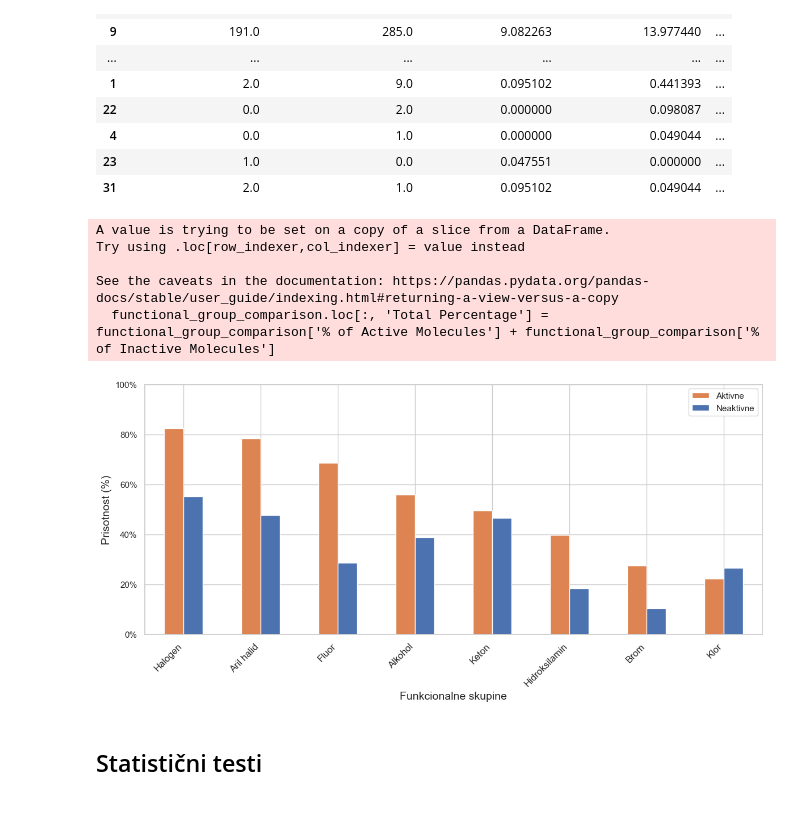
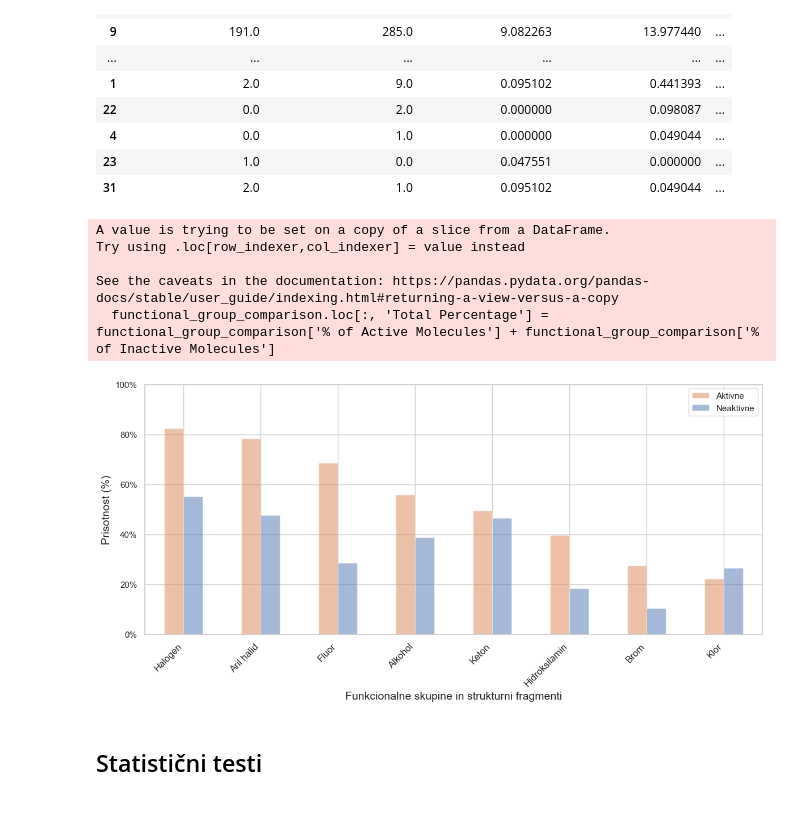
Before and after one commit to samo-n/ML-in-IDO1-drug-discovery, a Jupyter notebook: dir2/__1_3_analize_in_vizualizacije.ipynb, the cells around one changed output. Saved outputs shown, nothing was run; the diff lists cells and outputs as text; code cells hidden in the pictures.

```diff
--- a/dir2/__1_3_analize_in_vizualizacije.ipynb
+++ b/dir2/__1_3_analize_in_vizualizacije.ipynb
@@ -800,37 +800,37 @@ if not filtered_data.empty:
     # Set seaborn style
     sns.set_style("whitegrid")
 
     # Get seaborn color palette
     palette = sns.color_palette()
 
-    # Prepare the plot
+    # Prepare the plot with transparency (alpha)
     ax = filtered_data[['% of Active Molecules', '% of Inactive Molecules']] \
         .set_index(filtered_data['Functional Group']) \
-        .plot(kind='bar', figsize=(12, 6), color=[palette[1], palette[0]])
+        .plot(kind='bar', figsize=(12, 6), color=[palette[1], palette[0]], alpha=0.5)  # Set transparency with alpha
 
     # Titles and labels
     # plt.title("Pregled funkcionalnih skupin pri aktivnih in neaktivnih molekulah", fontsize=16, fontweight='bold')
-    plt.xlabel("Funkcionalne skupine", fontsize=14)
+    plt.xlabel("Funkcionalne skupine in strukturni fragmenti", fontsize=14)
     plt.ylabel("Prisotnost (%)", fontsize=14)
     ax.set_ylim(0, 100)  # Limit Y-axis from 0% to 100%
     ax.yaxis.set_major_formatter(plt.FuncFormatter(lambda y, _: f'{y:.0f}%'))  # Format Y-axis as percentages
 
     # Add legend and improve layout
     plt.legend(["Aktivne", "Neaktivne"])
     plt.xticks(rotation=45, ha="right", fontsize=12)
     plt.tight_layout()
 
     # Show plot
     plt.show()
 else:
     print("Ni funkcionalnih skupin s skupnim odstotkom nad 25% in statistično razliko 1.")
 # %% [output]
 A value is trying to be set on a copy of a slice from a DataFrame.
 Try using .loc[row_indexer,col_indexer] = value instead
 
 See the caveats in the documentation: https://pandas.pydata.org/pandas-docs/stable/user_guide/indexing.html#returning-a-view-versus-a-copy
   functional_group_comparison.loc[:, 'Total Percentage'] = functional_group_comparison['% of Active Molecules'] + functional_group_comparison['% of Inactive Molecules']
-[figure, old version]
+[figure, new version]
 # %% [markdown]
 ##
 ## Statistični testi
```
